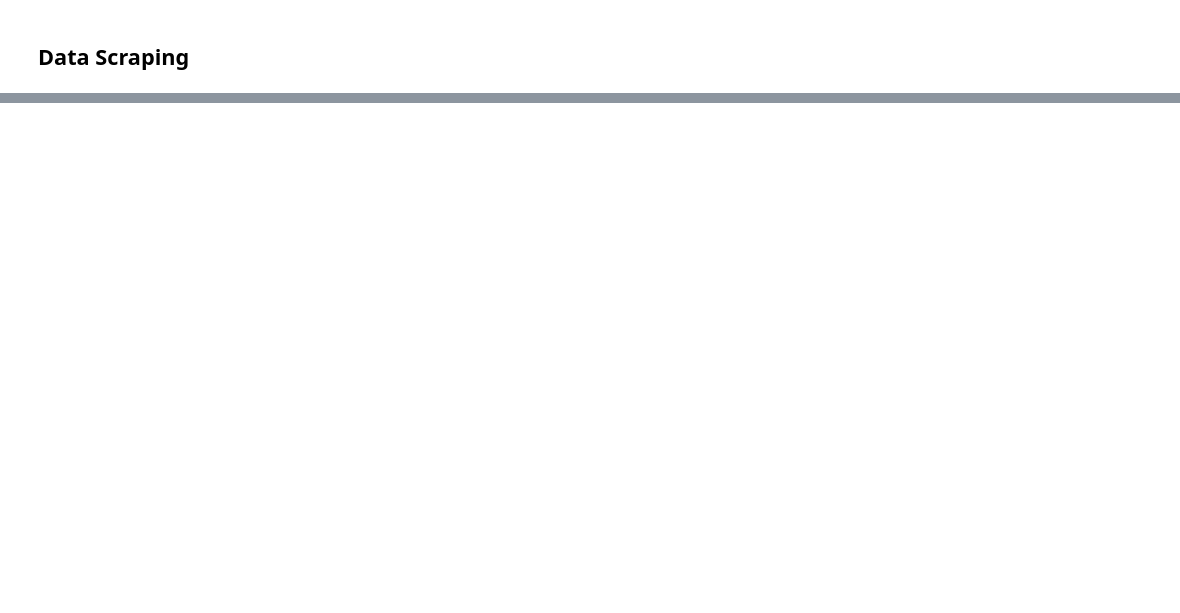
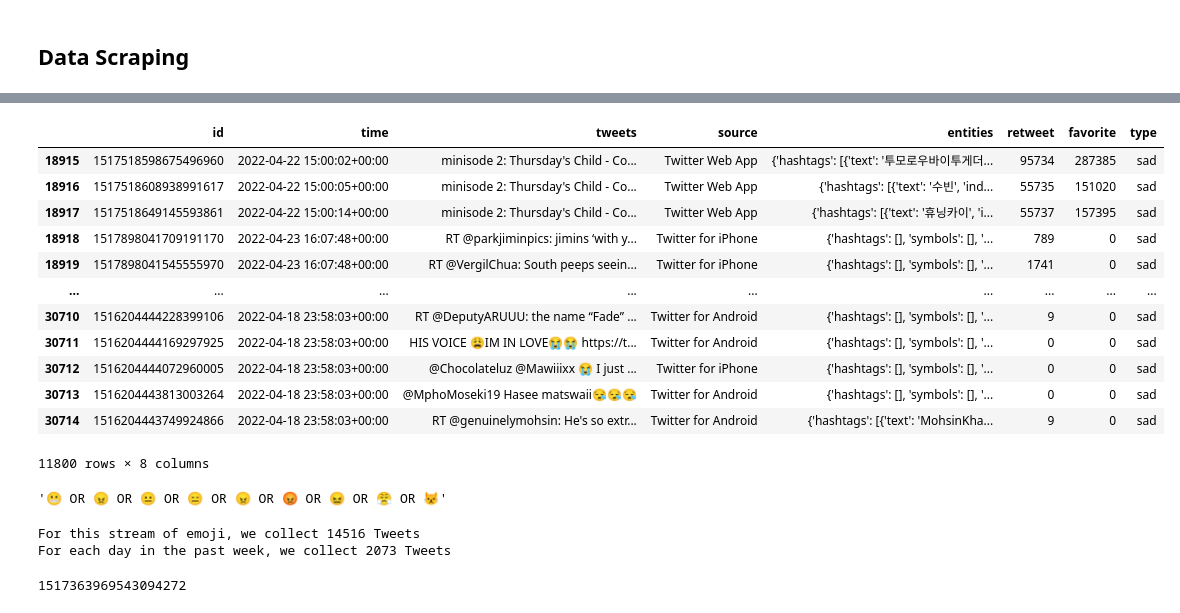
Before and after one commit to leyaoliatan/Sentiments-in-Tweets-with-Emojis, a Jupyter notebook: 2022_spring_CTA/project/code/CTA_proposal.ipynb, the cells around one changed output, grey strips where cells are left out. Cells and saved outputs as stored; diff of their text form; code cells hidden in the pictures; blank space fills up the shorter version.

```diff
--- a/2022_spring_CTA/project/code/CTA_proposal.ipynb
+++ b/2022_spring_CTA/project/code/CTA_proposal.ipynb
@@ -85,0 +583,18 @@ fatal: Not possible to fast-forward, aborting.
+# %%
+import pandas as pd
+df = pd.read_csv('tweets3.csv')
+df.query('type == "sad"')
+# %% [output]
+|  | id | time | tweets | source | entities | retweet | favorite | type |
+| 18915 | 1517518598675496960 | 2022-04-22 15:00:02+00:00 | minisode 2: Thursday's Child - Co... | Twitter Web App | {'hashtags': [{'text': '투모로우바이투게더... | 95734 | 287385 | sad |
+| 18916 | 1517518608938991617 | 2022-04-22 15:00:05+00:00 | minisode 2: Thursday's Child - Co... | Twitter Web App | {'hashtags': [{'text': '수빈', 'ind... | 55735 | 151020 | sad |
+| 18917 | 1517518649145593861 | 2022-04-22 15:00:14+00:00 | minisode 2: Thursday's Child - Co... | Twitter Web App | {'hashtags': [{'text': '휴닝카이', 'i... | 55737 | 157395 | sad |
+| 18918 | 1517898041709191170 | 2022-04-23 16:07:48+00:00 | RT @parkjiminpics: jimins ‘with y... | Twitter for iPhone | {'hashtags': [], 'symbols': [], '... | 789 | 0 | sad |
+| 18919 | 1517898041545555970 | 2022-04-23 16:07:48+00:00 | RT @VergilChua: South peeps seein... | Twitter for iPhone | {'hashtags': [], 'symbols': [], '... | 1741 | 0 | sad |
+| ... | ... | ... | ... | ... | ... | ... | ... | ... |
+| 30710 | 1516204444228399106 | 2022-04-18 23:58:03+00:00 | RT @DeputyARUUU: the name “Fade” ... | Twitter for Android | {'hashtags': [], 'symbols': [], '... | 9 | 0 | sad |
+| 30711 | 1516204444169297925 | 2022-04-18 23:58:03+00:00 | HIS VOICE 😩IM IN LOVE😭😭 https://t... | Twitter for Android | {'hashtags': [], 'symbols': [], '... | 0 | 0 | sad |
+| 30712 | 1516204444072960005 | 2022-04-18 23:58:03+00:00 | @Chocolateluz @Mawiiixx 😭 I just ... | Twitter for iPhone | {'hashtags': [], 'symbols': [], '... | 0 | 0 | sad |
+| 30713 | 1516204443813003264 | 2022-04-18 23:58:03+00:00 | @MphoMoseki19 Hasee matswaii😪😪😪 | Twitter for Android | {'hashtags': [], 'symbols': [], '... | 0 | 0 | sad |
+| 30714 | 1516204443749924866 | 2022-04-18 23:58:03+00:00 | RT @genuinelymohsin: He's so extr... | Twitter for Android | {'hashtags': [{'text': 'MohsinKha... | 9 | 0 | sad |
+11800 rows × 8 columns
@@ -85,0 +603,18 @@ fatal: Not possible to fast-forward, aborting.
+# %%
+###
+# 4-anger
+keywords = ' OR '.join(anger)
+lastid = ''
+keywords
+# %% [output]
+'😬 OR 😠 OR 😐 OR 😑 OR 😠 OR 😡 OR 😖 OR 😤 OR 😾'
+# %%
+max_tweets = maxquerry[1]
+count = int(max_tweets/7)
+print('For this stream of emoji, we collect {} Tweets'.format(max_tweets))
+print('For each day in the past week, we collect {} Tweets'.format(count))
+lastid
+# %% [output]
+For this stream of emoji, we collect 14516 Tweets
+For each day in the past week, we collect 2073 Tweets
+1517363969543094272
```
Also changed, not shown: parts of 41 cells of this notebook.
